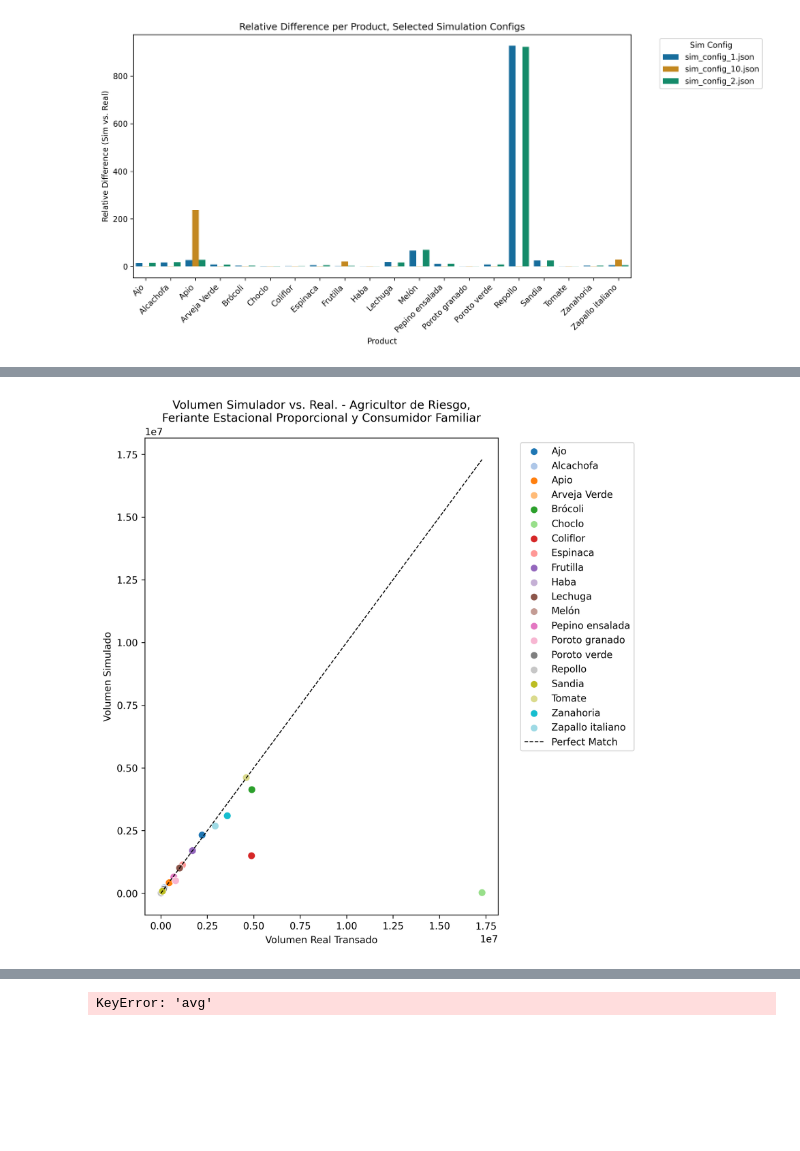
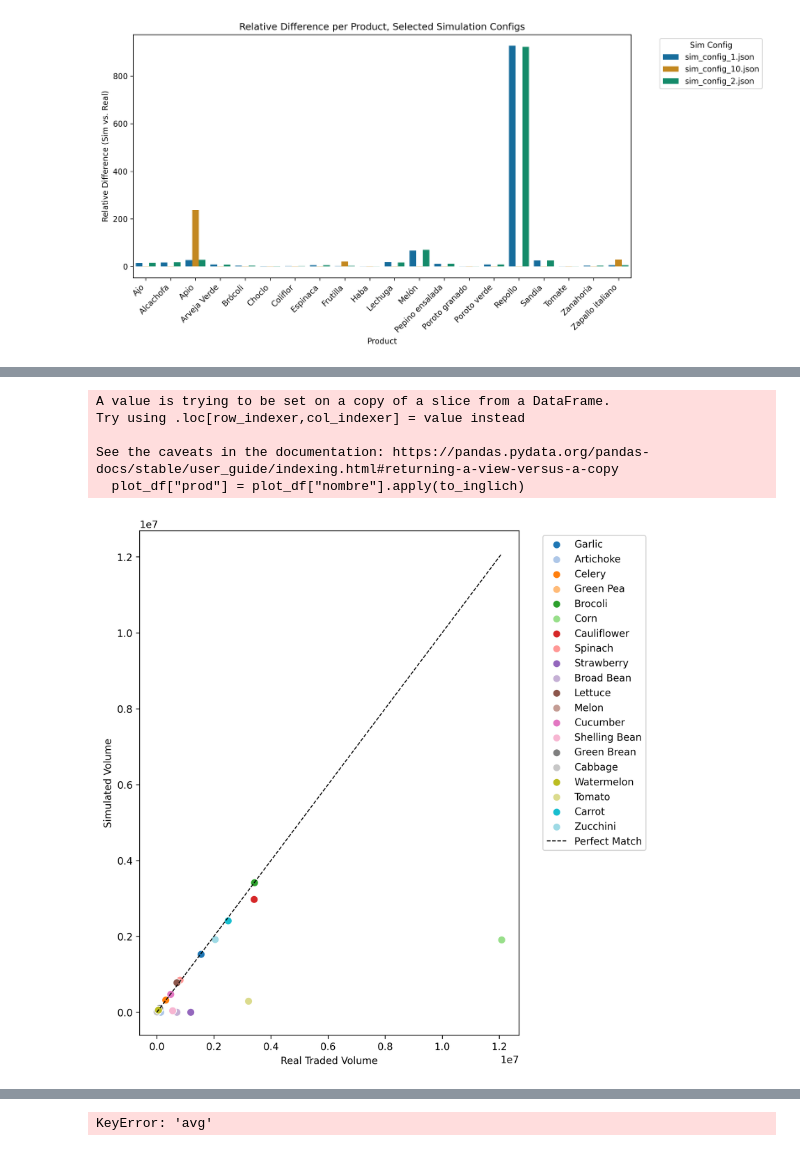
Before and after one commit to ManachoM/sim2-agricultores, a Jupyter notebook: data_analysis/sim_results.ipynb, the cells around one changed output, grey strips where cells are left out. Cells and saved outputs as stored; diff of their text form; code cells hidden in the pictures; blank space fills up the shorter version.

```diff
--- a/data_analysis/sim_results.ipynb
+++ b/data_analysis/sim_results.ipynb
@@ -15,22 +15,23 @@ DB_URL = "postgresql://postgres:secret@localhost:5432/sim-db"
 eng = create_engine(DB_URL)
 
 get_executions_query = """
-    SELECT e.execution_id, e.execution_time / 60000 as execution_time, REPLACE(ep.param_value, './sim_config_files/', '') AS sim_config, e.start_time
+    SELECT e.execution_id, e.execution_time / 60000 as execution_time, REPLACE(ep.param_value, './sim_config_files/oh/', '') AS sim_config, e.start_time
     FROM public.execution e
     JOIN public.execution_params ep
         ON ep.execution_id = e.execution_id
     WHERE e.execution_status_id = 2 -- Ejecuciones terminadas solamente
         AND ep.param_name = 'sim_config_file'
         AND ep.param_value LIKE '%sim_config_files%'
-        --AND e.start_time < '2025-02-23 05:00:00'
-        AND (e.execution_id BETWEEN 730 and 780 OR e.execution_id BETWEEN 602 AND 664)
+        AND e.start_time > '2025-06-23 05:00:00'
+         AND (e.execution_id > 848 ) --OR e.execution_id BETWEEN 602 AND 664)
     ORDER BY e.start_time DESC
     -- LIMIT 180; -- Solamente las últimas 15*12 ejecuciones
 """
 with eng.connect() as conn:
     df = pd.read_sql_query(text(get_executions_query), conn)
-df["sim_config"] = df["sim_config"].replace(".json", "", regex=True)
-df['config_id'] = df['sim_config'].replace('sim_config_', '', regex=True).replace('.json', '', regex=True).astype(int)
+df
+df["sim_config"] = df["sim_config"].replace("./sim_config_files/oh", "", regex=True)
+df['config_id'] = df['sim_config'].replace('sim_config_', '', regex=True).replace('_oh', '', regex=True).replace(".json", "", regex=True).astype(int)
 
 df
 # %% [output]
@@ -321,3 +262,3 @@ prods_results
 # %%
 real_volumes = pd.read_csv('./volumenes_reales_mes.csv')
-real_volumes
+real_volumes.expected_volume = real_volumes.expected_volume *0.699  # para considerar diferencia de feriantes
@@ -449,6 +376,7 @@ GROUP BY
 
 
 sim_configs = pd.read_sql_query(agent_types_query, eng)
+sim_configs["sim_config"] = sim_configs["sim_config"].replace("sim_config_files/","", regex=True).replace("oh/", "", regex=True).replace("./", "", regex=True)
 # %%
 merged_df_sim_config = pd.merge(merged_df, sim_configs, left_on='sim_config', right_on='sim_config')
 merged_df_sim_config.to_clipboard(decimal=',')
@@ -609,23 +613,51 @@ is_categorical_dtype is deprecated and will be removed in a future version. Use
 is_categorical_dtype is deprecated and will be removed in a future version. Use isinstance(dtype, CategoricalDtype) instead
 [figure]
 # %%
-cfg = "sim_config_19.json"
+cfg = "sim_config_19_oh.json"
+
+def to_inglich(el):
+    names = {
+        "Ajo": "Garlic",
+        "Alcachofa": "Artichoke",
+        "Apio": "Celery",
+        "Arveja Verde": "Green Pea",
+        "Brócoli": "Brocoli",
+        "Choclo": "Corn",
+        "Coliflor": "Cauliflower",
+        "Espinaca": "Spinach",
+        "Frutilla": "Strawberry",
+        "Haba": "Broad Bean",
+        "Lechuga": "Lettuce",
+        "Melón": "Melon",
+        "Pepino ensalada": "Cucumber",
+        "Poroto granado": "Shelling Bean",
+        "Poroto verde": "Green Brean" ,
+        "Repollo": "Cabbage",
+        "Sandia": "Watermelon",
+        "Tomate": "Tomato",
+        "Zanahoria": "Carrot",
+        "Zapallo italiano": "Zucchini"
+    }
+    return names[el]
+
+merged_df_sim_config["prod"] = merged_df["nombre"].apply(to_inglich)
 plot_df = merged_df_sim_config[merged_df_sim_config["sim_config"] == cfg]
+plot_df["prod"] = plot_df["nombre"].apply(to_inglich)
 
 plt.figure(figsize=(8, 8), dpi=300)
 sns.scatterplot(
     data=plot_df,
     x="expected_volume", y="avg",
-    hue="nombre",  # color by product
+    hue="prod",  # color by product
     palette="tab20",  # or any palette
     s=60
 )
 # Add diagonal reference line
 max_val = max(plot_df["expected_volume"].max(), plot_df["avg"].max())
 plt.plot([0, max_val], [0, max_val], "k--", linewidth=1, label="Perfect Match")
-plt.title("Volumen Simulador vs. Real. - Agricultor de Riesgo,\nFeriante Estacional Proporcional y Consumidor Familiar")
-plt.xlabel("Volumen Real Transado")
-plt.ylabel("Volumen Simulado")
+#plt.title("Volumen Simulador vs. Real. - Agricultor de Riesgo,\nFeriante Estacional Proporcional y Consumidor Familiar")
+plt.xlabel("Real Traded Volume")
+plt.ylabel("Simulated Volume")
 plt.legend(bbox_to_anchor=(1.05, 1), loc="upper left")
 plt.tight_layout()
 plt.show()
@@ -646 +682,6 @@ is_categorical_dtype is deprecated and will be removed in a future version. Use
+A value is trying to be set on a copy of a slice from a DataFrame.
+Try using .loc[row_indexer,col_indexer] = value instead
+
+See the caveats in the documentation: https://pandas.pydata.org/pandas-docs/stable/user_guide/indexing.html#returning-a-view-versus-a-copy
+  plot_df["prod"] = plot_df["nombre"].apply(to_inglich)
-[figure, old version]
+[figure, new version]
```
Also changed, not shown: parts of 15 cells of this notebook, 38 other files.
